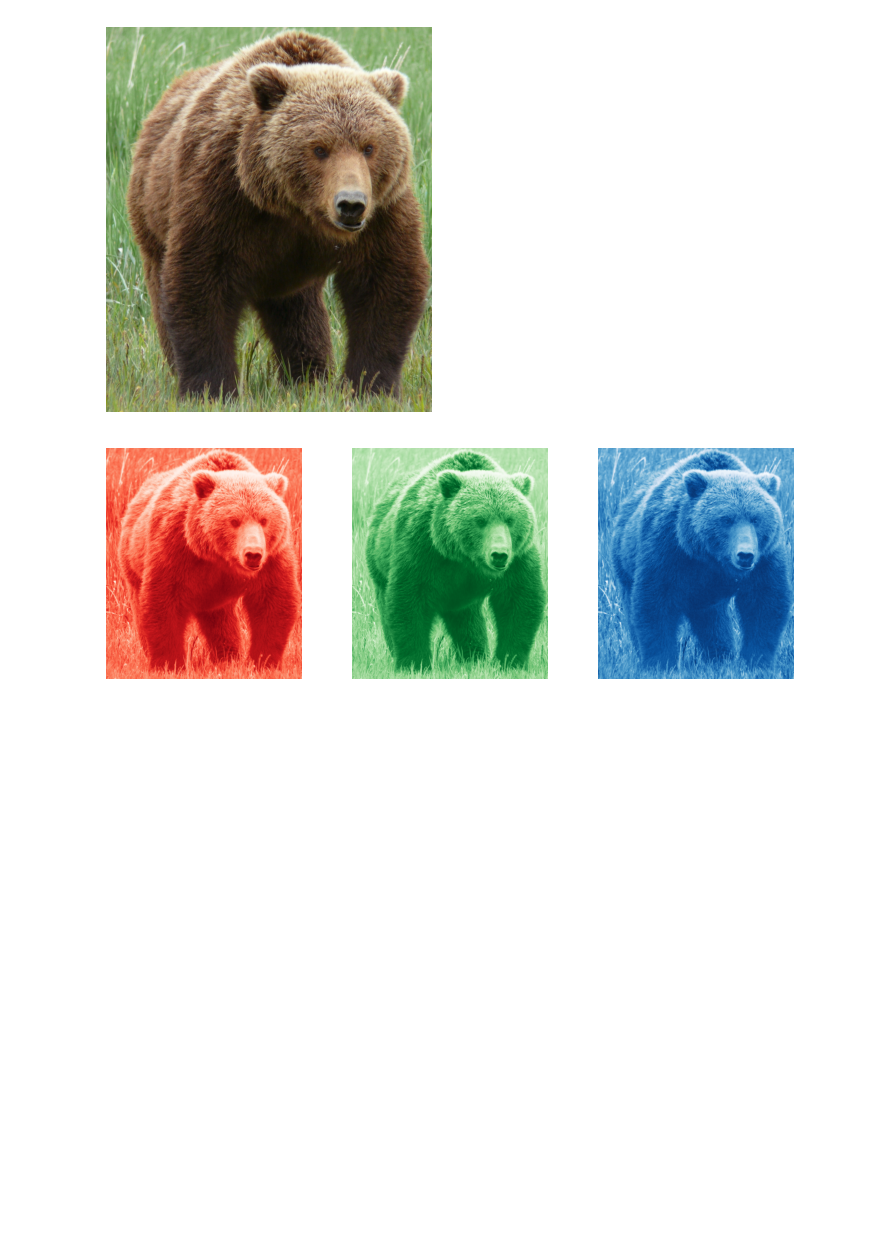
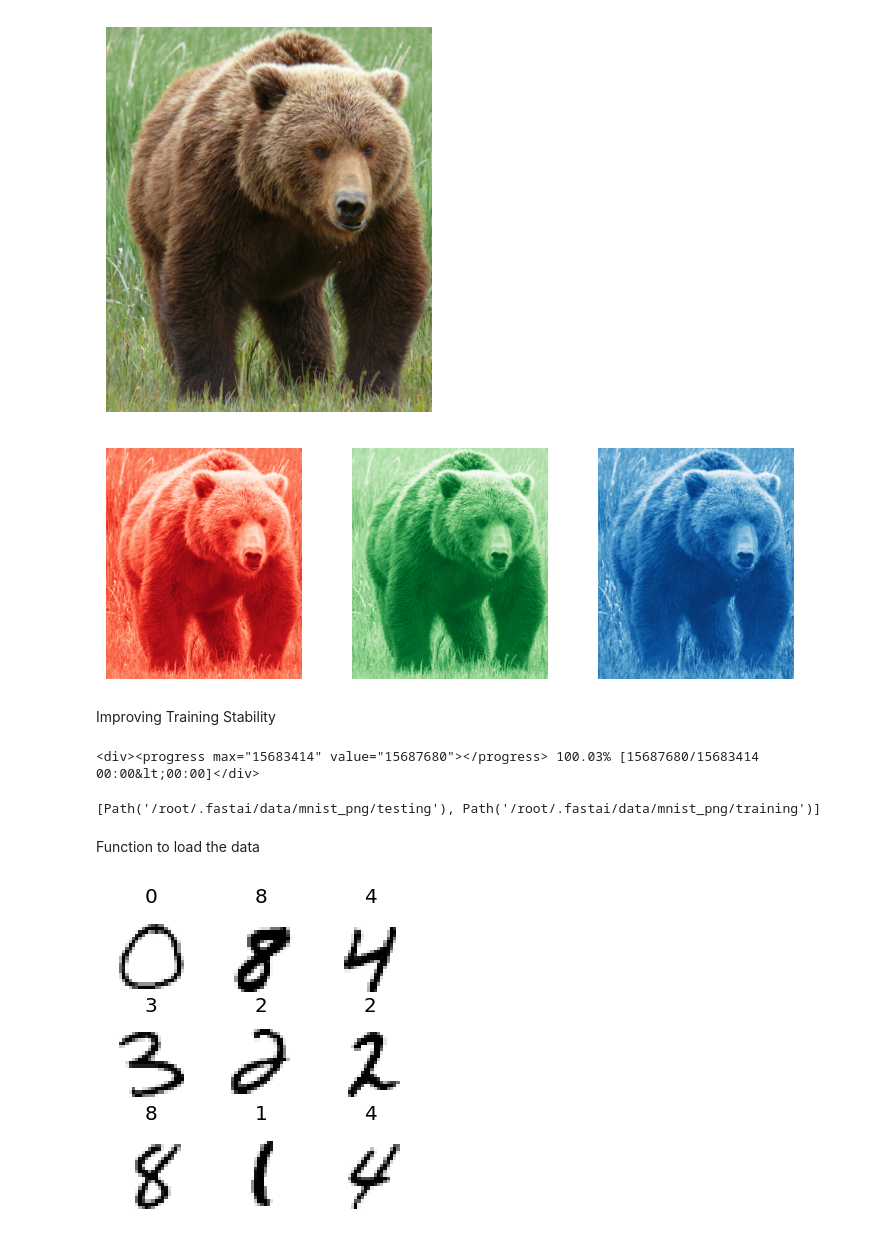
Before and after one commit to AsokTamang/Convolutional-Neural-Network, a Jupyter notebook: cnn-model.ipynb, the cells around one changed output. Cells and saved outputs as stored; diff of their text form; code cells hidden in the pictures; blank space fills up the shorter version.

Commit message:
loading the data

```diff
--- a/cnn-model.ipynb
+++ b/cnn-model.ipynb
@@ -283,3 +283,27 @@ for channel , ax , color in zip(im,axs,('Reds','Greens','Blues')):
     show_image(255 - channel,ax=ax, cmap = color)
 # %% [output]
 [figure]
+# %% [markdown]
+Improving Training Stability
+# %%
+path = untar_data(URLs.MNIST)
+path.ls()
+# %% [output]
+<div><progress max="15683414" value="15687680"></progress> 100.03% [15687680/15683414 00:00&lt;00:00]</div>
+[Path('/root/.fastai/data/mnist_png/testing'), Path('/root/.fastai/data/mnist_png/training')]
+# %% [markdown]
+Function to load the data
+# %%
+def get_dls(bs = 64):
+    return DataBlock(
+        blocks = (ImageBlock(cls = PILImageBW), CategoryBlock),
+        get_items = get_image_files,
+        splitter = GrandparentSplitter('training','testing'),
+        get_y = parent_label,
+        batch_tfms = Normalize()
+    ).dataloaders(path, bs = bs)
+dls = get_dls()
+# %%
+dls.show_batch(figsize = (4,4))
+# %% [output]
+[figure, added]
```
